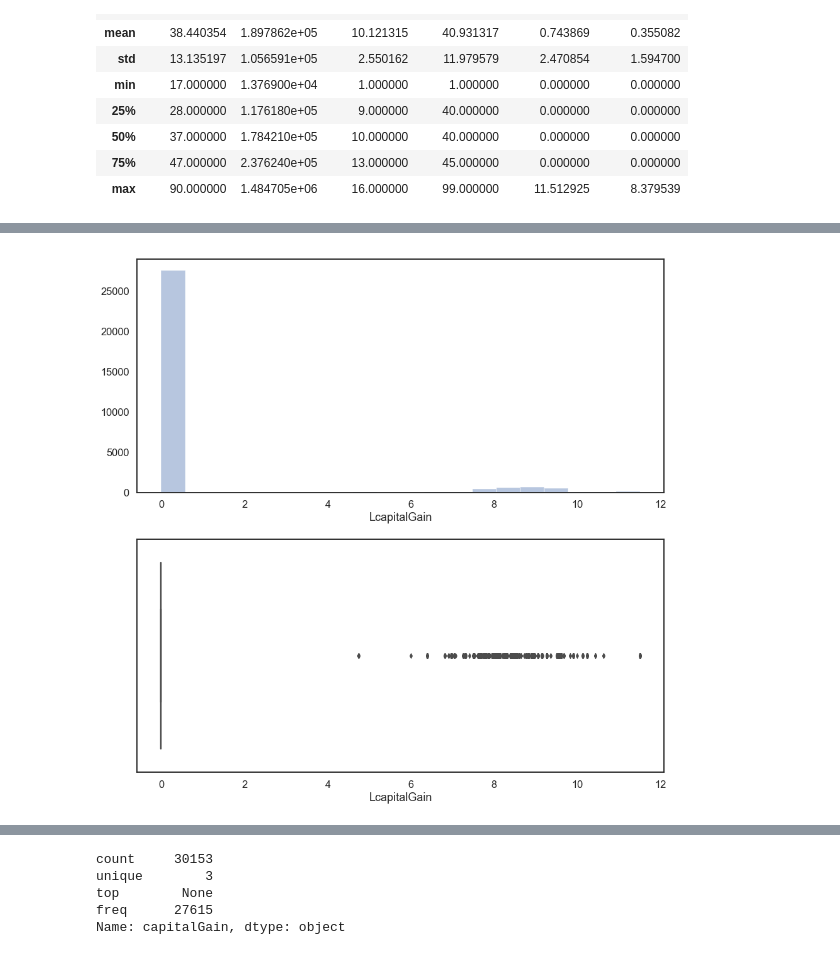
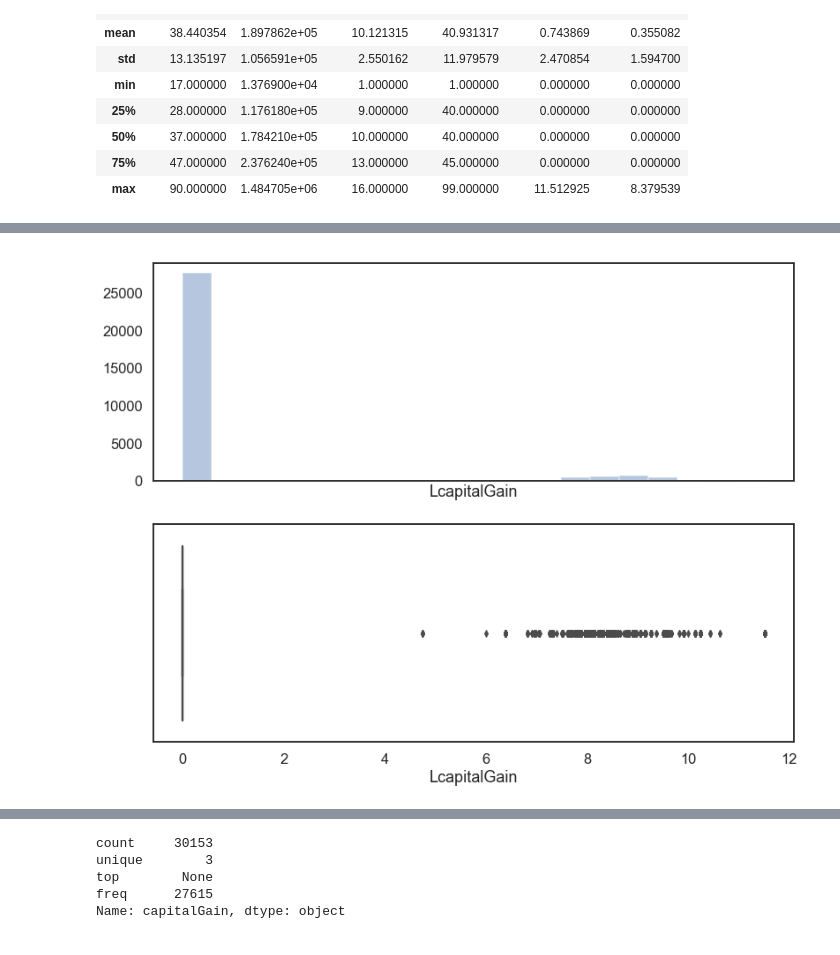
Before and after one commit to PaulCharnay/Exploration, a Jupyter notebook: Explo-Python-AdultCensus.ipynb, the cells around one changed output, grey strips where cells are left out. Saved outputs shown, nothing was run; the diff lists cells and outputs as text; code cells hidden in the pictures.

```diff
--- a/Explo-Python-AdultCensus.ipynb
+++ b/Explo-Python-AdultCensus.ipynb
@@ -163,18 +179,19 @@ print(np.sort(adult["nativCountry"].unique()))
  ' Trinadad&Tobago' ' United-States' ' Vietnam' ' Yugoslavia']
 # %%
 # nativCountry
-cat_country = {" Cambodia" : "SE-Asia", " Canada" : "British-Commonwealth", " China" : "China", " Columbia" : "South-America", " Cuba" : "Other",
-              " Dominican-Republic" : "Latin-America", " Ecuador" : "South-America", " El-Salvador" : "South-America",
-              " England" : "British-Commonwealth", " France" : "Euro_1", " Germany" : "Euro_1", " Greece" : "Euro_2",
-              " Guatemala" : "Latin-America", " Haiti" : "Latin-America", " Holand-Netherlands" : "Euro_1", " Honduras" : "Latin-America",
-              " Hong" : "China", " Hungary" : "Euro_2", " India" : "British-Commonwealth", " Iran" : "Other", " Ireland" : "British-Commonwealth",
-              " Italy" : "Euro_1", " Jamaica" : "Latin-America", " Japan" : "Other", " Laos" : "SE-Asia", " Mexico" : "Latin-America",
-              " Nicaragua" : "Latin-America", " Outlying-US(Guam-USVI-etc)" : "Latin-America", " Peru" : "South-America",
-              " Philippines" : "SE-Asia", " Poland" : "Euro_2", " Portugal" : "Euro_2", " Puerto-Rico" : "Latin-America",
-              " Scotland" : "British-Commonwealth", " South" : "Euro_2", " Taiwan" : "China", " Thailand" : "SE-Asia",
-              " Trinadad&Tobago" : "Latin-America", " Vietnam" : "SE-Asia", " United-States" : "United-States",
-              " Yugoslavia" : "Euro_2"}
-adult["nativCountry"] = adult.nativCountry.map(cat_country)#.fillna(adult.nativCountry)
+cat_country = {" Cambodia": "SE-Asia", " Canada": "British-Commonwealth", " China": "China", " Columbia": "South-America",
+               " Cuba": "Other", " Dominican-Republic": "Latin-America", " Ecuador": "South-America",
+               " El-Salvador": "South-America", " England": "British-Commonwealth", " France": "Euro_1",
+               " Germany": "Euro_1", " Greece": "Euro_2", " Guatemala": "Latin-America", " Haiti": "Latin-America",
+               " Holand-Netherlands": "Euro_1", " Honduras": "Latin-America", " Hong": "China", " Hungary": "Euro_2",
+               " India": "British-Commonwealth", " Iran": "Other", " Ireland": "British-Commonwealth", " Italy": "Euro_1",
+               " Jamaica": "Latin-America", " Japan": "Other", " Laos": "SE-Asia", " Mexico": "Latin-America",
+               " Nicaragua": "Latin-America", " Outlying-US(Guam-USVI-etc)": "Latin-America", " Peru": "South-America",
+               " Philippines": "SE-Asia", " Poland": "Euro_2", " Portugal": "Euro_2", " Puerto-Rico": "Latin-America",
+               " Scotland": "British-Commonwealth", " South": "Euro_2", " Taiwan": "China", " Thailand": "SE-Asia",
+               " Trinadad&Tobago": "Latin-America", " Vietnam": "SE-Asia", " United-States": "United-States",
+               " Yugoslavia": "Euro_2"}
+adult["nativCountry"] = adult.nativCountry.map(cat_country)
 # %%
 print(np.sort(adult["education"].unique()))
 # %% [output]
@@ -210,10 +227,11 @@ print(np.sort(adult["occup"].unique()))
 Ici, puisque les observations valant `Armed Forces` sont ensuite abandonnées, on fait le choix de les mettre directement à Nan.
 # %%
 # occup
-cat_occup = {" Adm-clerical" : "Admin", " Craft-repair" : "Blue-Collar", " Exec-managerial" : "White-Collar",
-            " Farming-fishing" : "Blue-Collar", " Handlers-cleaners" : "Blue-Collar", " Machine-op-inspct" : "Blue-Collar",
-            " Other-service" : "Service", " Priv-house-serv" : "Service", " Prof-specialty" : "Professional",
-            " Protective-serv" : "Other-occups", " Sales" : "Sales", " Tech-support" : "Other-occups", " Transport-moving" : "Blue-Collar"}
+cat_occup = {" Adm-clerical": "Admin", " Craft-repair": "Blue-Collar", " Exec-managerial": "White-Collar",
+             " Farming-fishing": "Blue-Collar", " Handlers-cleaners": "Blue-Collar", " Machine-op-inspct": "Blue-Collar",
+             " Other-service": "Service", " Priv-house-serv": "Service", " Prof-specialty": "Professional",
+             " Protective-serv": "Other-occups", " Sales": "Sales", " Tech-support": "Other-occups",
+             " Transport-moving": "Blue-Collar"}
 adult["occup"] = adult.occup.map(cat_occup)
 # %%
 print(np.sort(adult["origEthn"].unique()))
@@ -276,5 +298,6 @@ adult["income"] = create_categorical_data_rename(adult, "income", {" <=50K" : "i
 # %%
-for name in ["workClass", "education", "mariStat", "occup", "relationship", "origEthn", "sex", "capitalGain", "capitalLoss", "nativCountry"] :
+for name in ["workClass", "education", "mariStat", "occup", "relationship", "origEthn", "sex", "capitalGain",
+             "capitalLoss", "nativCountry"]:
     adult[name] = create_categorical_data(adult, name)
 # %% [markdown]
 ### Nettoyage des lignes incomplètes
@@ -345,8 +343,7 @@ Les deux variables `capitalGain` et `capitalLoss` sont rendues qualitatives et v
 # %%
-#warnings.filterwarnings('ignore')  # En attendant le correctif version 0.9.0
-fig, axs = plt.subplots(2, 1, figsize=(15,15))
+fig, axs = plt.subplots(2, 1, figsize=(13, 10), sharex=True)
 sns.distplot(adult["LcapitalGain"], hist=True, kde=False, bins=20, ax=axs[0])
 sns.boxplot(adult["LcapitalGain"], orient="h", ax=axs[1])
-fig.show()
+plt.show()
 # %% [output]
-[figure, old version]
+[figure, new version]
```
Also changed, not shown: parts of 87 cells of this notebook, 1 other file.
